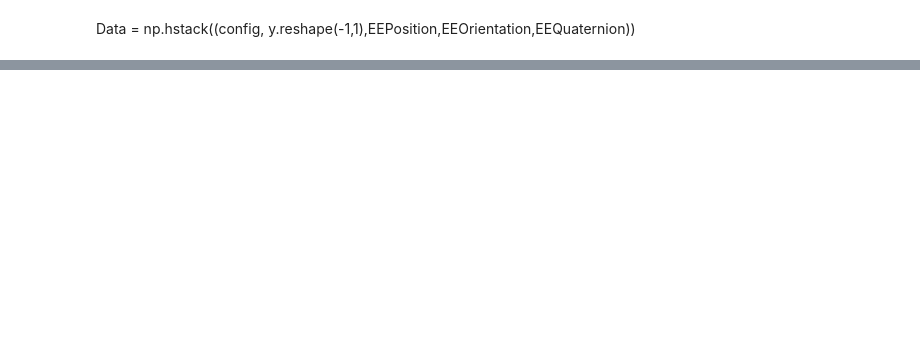
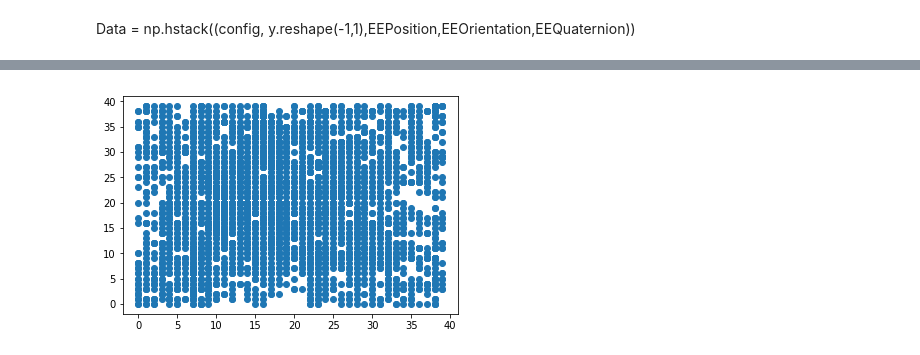
Before and after one commit to dimitriSchreiber/robotPathPlanning, a Jupyter notebook: kinematics_controls/notebooks/collisionPlot.ipynb, the cells around one changed output, grey strips where cells are left out. Cells and saved outputs as stored; diff of their text form; code cells hidden in the pictures; blank space fills up the shorter version.

```diff
--- a/kinematics_controls/notebooks/collisionPlot.ipynb
+++ b/kinematics_controls/notebooks/collisionPlot.ipynb
@@ -42,0 +199,8 @@ plt.show()
+# %%
+# plot discrete
+fig = plt.figure()
+ax = fig.add_subplot(111)
+ax.scatter(xis, yis,cmap="hot")
+plt.show()
+# %% [output]
+[figure, added]
```
Also changed, not shown: parts of 17 cells of this notebook, 1 other file.
